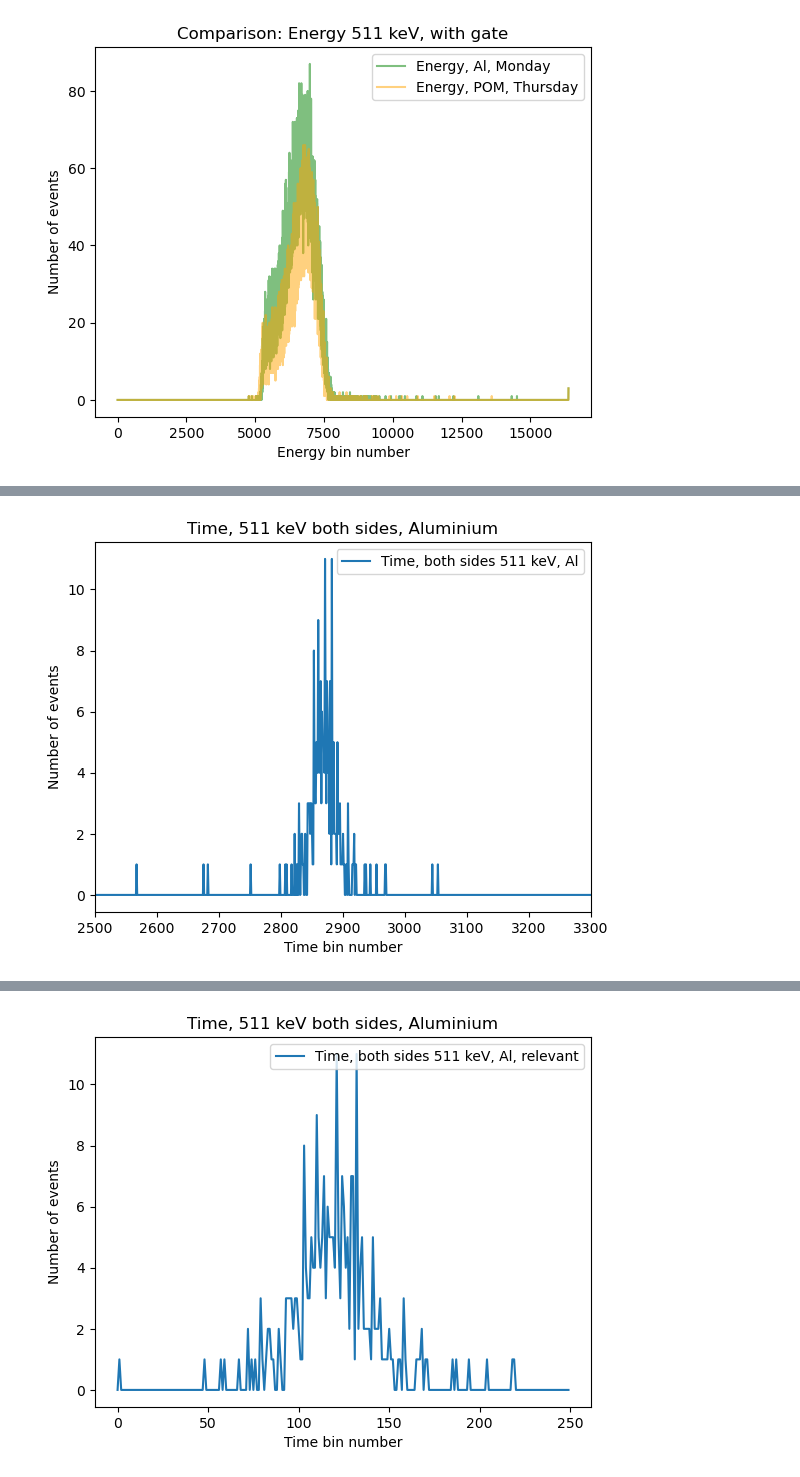
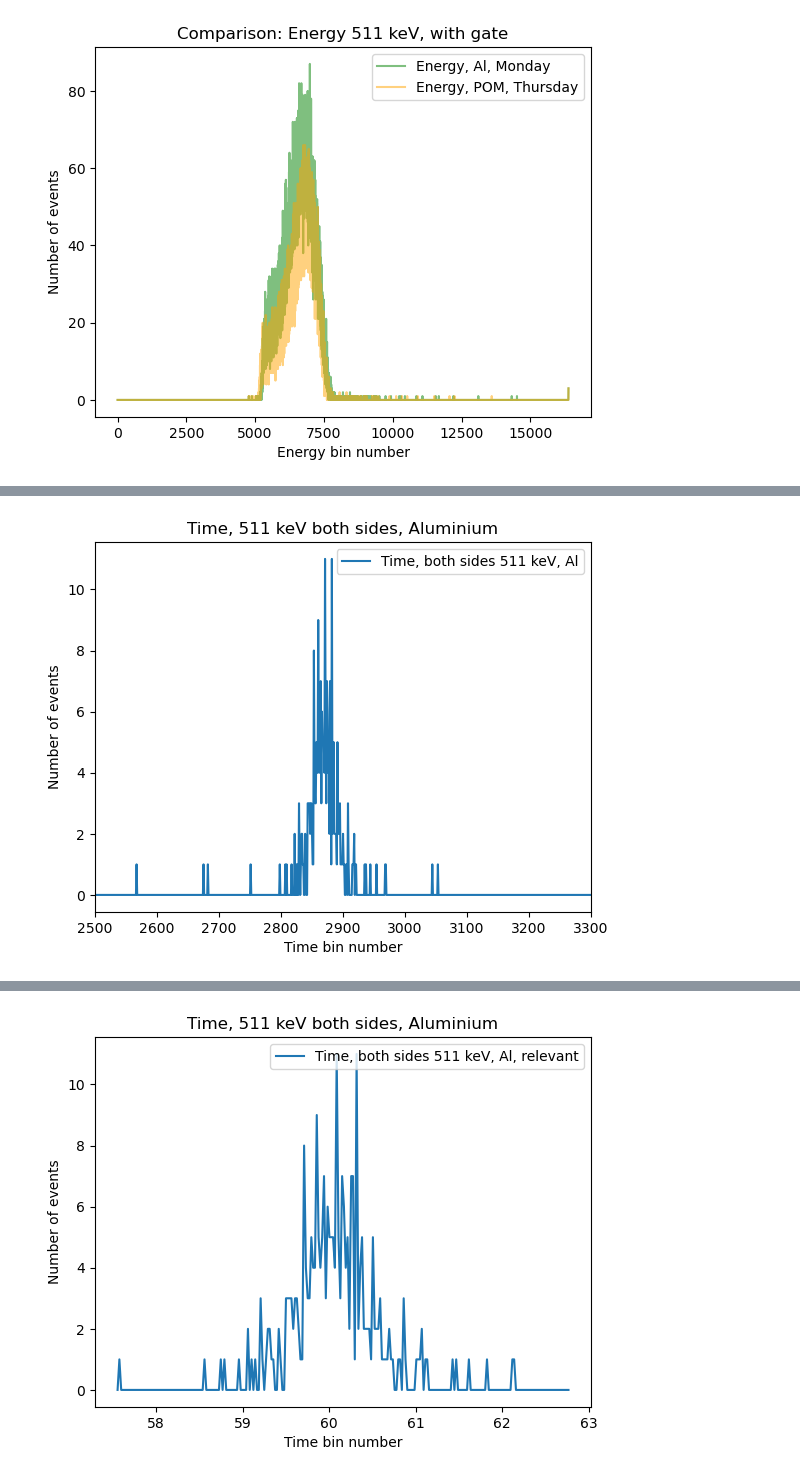
Before and after one commit to Royeth-Boss/KT-1-Lab-Positronium, a Jupyter notebook: Fits_and_plots.ipynb, the cells around one changed output, grey strips where cells are left out. Cells and saved outputs as stored; diff of their text form; code cells hidden in the pictures.

Commit message:
Added a fit for the Gaussian with tail in the Aluminium experiment, also added a project requirements document

```diff
--- a/Fits_and_plots.ipynb
+++ b/Fits_and_plots.ipynb
@@ -418,6 +418,8 @@ plt.close()
 [figure]
 [figure]
 # %%
+from scipy.optimize import curve_fit
+
 # We determine the timescale of the x-axis by means of the fixed time interval measurement
 
 x_axis = np.linspace(1, len(data_time_interval_8ms), len(data_time_interval_8ms))
@@ -462,7 +464,7 @@ time_delta_array_1 = data_time_interval_8ms[3000:3500]
 x_axis_delta_1 = np.linspace(1, len(time_delta_array_1), len(time_delta_array_1))
 
 weighted_mean_delta_1 = np.average(x_axis_delta_1, weights=time_delta_array_1)
-mean_bin_delta_1 = 3000 + weighted_mean_delta_1
+mean_bin_delta_1 = 3000 + int(weighted_mean_delta_1)
 # print(mean_bin_delta_1)
 
 #
@@ -472,7 +474,7 @@ time_delta_array_2 = data_time_interval_8ms[3500:3800]
 x_axis_delta_2 = np.linspace(1, len(time_delta_array_2), len(time_delta_array_2))
 
 weighted_mean_delta_2 = np.average(x_axis_delta_2, weights=time_delta_array_2)
-mean_bin_delta_2 = 3500 + weighted_mean_delta_2
+mean_bin_delta_2 = 3500 + int(weighted_mean_delta_2)
 # print(mean_bin_delta_2)
 
 #
@@ -482,7 +484,7 @@ time_delta_array_3 = data_time_interval_8ms[3800:4200]
 x_axis_delta_3 = np.linspace(1, len(time_delta_array_3), len(time_delta_array_3))
 
 weighted_mean_delta_3 = np.average(x_axis_delta_3, weights=time_delta_array_3)
-mean_bin_delta_3 = 3800 + weighted_mean_delta_3
+mean_bin_delta_3 = 3800 + int(weighted_mean_delta_3)
 # print(mean_bin_delta_3)
 
 #
@@ -492,7 +494,7 @@ time_delta_array_4 = data_time_interval_8ms[4200:4500]
 x_axis_delta_4 = np.linspace(1, len(time_delta_array_4), len(time_delta_array_4))
 
 weighted_mean_delta_4 = np.average(x_axis_delta_4, weights=time_delta_array_4)
-mean_bin_delta_4 = 4200 + weighted_mean_delta_4
+mean_bin_delta_4 = 4200 + int(weighted_mean_delta_4)
 # print(mean_bin_delta_4)
 
 #
@@ -502,7 +504,7 @@ time_delta_array_5 = data_time_interval_8ms[4500:4900]
 x_axis_delta_5 = np.linspace(1, len(time_delta_array_5), len(time_delta_array_5))
 
 weighted_mean_delta_5 = np.average(x_axis_delta_5, weights=time_delta_array_5)
-mean_bin_delta_5 = 4500 + weighted_mean_delta_5
+mean_bin_delta_5 = 4500 + int(weighted_mean_delta_5)
 # print(mean_bin_delta_5)
 
 #
@@ -512,7 +514,7 @@ time_delta_array_6 = data_time_interval_8ms[4900:5500]
 x_axis_delta_6 = np.linspace(1, len(time_delta_array_6), len(time_delta_array_6))
 
 weighted_mean_delta_6 = np.average(x_axis_delta_6, weights=time_delta_array_6)
-mean_bin_delta_6 = 4900 + weighted_mean_delta_6
+mean_bin_delta_6 = 4900 + int(weighted_mean_delta_6)
 # print(mean_bin_delta_6)
 
 # We combine the found bins into an array
@@ -538,7 +540,7 @@ plt.close()
 
 # We fix a first order polynomial to this plot
 
-def First_order_polynomial(x, slope, offset):
+def first_order_polynomial(x, slope, offset):
 
     y = offset + (slope * x)
 
@@ -553,11 +555,11 @@ offset0 = 0
 p0 = [slope_0, offset0]
 
 # Creating a gaussian fit
-optimized_parameters_linear_time_fit, _ = curve_fit(First_order_polynomial, x_axis, mean_bin_array, p0=p0)
+optimized_parameters_linear_time_fit, _ = curve_fit(first_order_polynomial, x_axis, mean_bin_array, p0=p0)
 
 slope_time_fit, offset_time_fit = optimized_parameters_linear_time_fit
 x_fit = x_axis
-y_fit = First_order_polynomial(x_axis, *optimized_parameters_linear_time_fit)
+y_fit = first_order_polynomial(x_axis, *optimized_parameters_linear_time_fit)
 
 milliseconds_per_bin = 1 / slope_time_fit
 
@@ -629,8 +630,8 @@ plt.close()
 from scipy.optimize import curve_fit
 
 # We define a Gaussian function mathematically to use in the fitting function
-def gaussian(x, A, mu, sigma, offset):
-    return A * np.exp(-((x - mu) ** 2) / (2 * sigma ** 2)) + offset
+def gaussian(x, a, mu, sigma, offset):
+    return a * np.exp(-((x - mu) ** 2) / (2 * sigma ** 2)) + offset
 
 # Create plot of time measurements with  511 keV on both sides (with gate then)
 # The x-axis is restricted to only show the relevant extent
@@ -653,20 +654,23 @@ plt.close()
 
 # Create an array to represent the x-axis
 x_axis = np.linspace(1, len(data_time_both_511_gate_al), len(data_time_both_511_gate_al))
+time_axis = x_axis * milliseconds_per_bin
 
 # Initial guess for fit
 A0 = np.max(data_time_both_511_gate_al)
-mu0 = 2500  + ((3300 - 2500)/2)
+mu0 = 2500 * milliseconds_per_bin  + ((3300 - 2500) * milliseconds_per_bin/2)
 sigma0 = 10
 offset0 = np.min(data_time_both_511_gate_al)
 p0 = [A0, mu0, sigma0, offset0]
 
 # Creating a gaussian fit
-optimized_parameters_both_511, _ = curve_fit(gaussian, x_axis, data_time_both_511_gate_al, p0=p0)
+optimized_parameters_both_511, _ = curve_fit(gaussian, time_axis, data_time_both_511_gate_al, p0=p0)
+
+print(optimized_parameters_both_511)
 
 A_both_511, mu_both_511, sigma_both_511, offset_both_511 = optimized_parameters_both_511
 x_fit = x_axis
-y_fit = gaussian(x_axis, *optimized_parameters_both_511)
+y_fit = gaussian(time_axis, *optimized_parameters_both_511)
 
 # We calculate the Pull for this fit
 Pull_both_511 = (data_time_both_511_gate_al - y_fit) / np.sqrt(y_fit)
@@ -674,7 +678,7 @@ Pull_both_511 = (data_time_both_511_gate_al - y_fit) / np.sqrt(y_fit)
 fig, axs = plt.subplots(2, 1)
 
 # Plot the fit in the upper plot
-axs[0].plot(x_fit * milliseconds_per_bin, y_fit, label=f"Fitted Gaussian fit (μ ≈ {mu_both_511 * milliseconds_per_bin:.1f})", color="red")
+axs[0].plot(x_fit * milliseconds_per_bin, y_fit, label=f"Fitted Gaussian (μ ≈ {mu_both_511:.1f})", color="red")
 axs[0].plot(x_fit * milliseconds_per_bin, data_time_both_511_gate_al, label="Raw time data, Al", color="blue", alpha=0.5)
 
 axs[0].set_title("Time until Positron annihilation with 511 keV on both sides")
@@ -711,11 +715,18 @@ plt.close()
 lower_cutoff = 2750
 higher_cutoff = 3000
 
+# Create an array to represent the x-axis
+x_axis = np.linspace(1, len(data_time_both_511_gate_al), len(data_time_both_511_gate_al))
+
+x_axis_reduced = x_axis[lower_cutoff:higher_cutoff]
+time_axis_reduced = x_axis_reduced * milliseconds_per_bin
+
+
 data_time_both_511_gate_al_relevant = data_time_both_511_gate_al[lower_cutoff:higher_cutoff]
 
 # Create plot of time measurements with  511 keV on both sides (with gate then), with the new (shorter) array
 
-plt.plot(data_time_both_511_gate_al_relevant, label="Time, both sides 511 keV, Al, relevant")
+plt.plot(time_axis_reduced, data_time_both_511_gate_al_relevant, label="Time, both sides 511 keV, Al, relevant")
 plt.title("Time, 511 keV both sides, Al")
 
 plt.title("Time, 511 keV both sides, Aluminium")
@@ -732,22 +743,22 @@ plt.close()
 
 # This time we perform a fit to a Gaussian with the reduced data set
 
-# Create a an array to represent the x-axis
-x_axis = np.linspace(1, len(data_time_both_511_gate_al_relevant), len(data_time_both_511_gate_al_relevant))
-
 # Initial guess for fit
 A0 = np.max(data_time_both_511_gate_al_relevant)
-mu0 = len(data_time_both_511_gate_al_relevant) / 2
-sigma0 = 10
+mu0 = (time_axis_reduced[-1] - time_axis_reduced[0])/2 + time_axis_reduced[0]
+# print(mu0)
+sigma0 = 1
 offset0 = np.min(data_time_both_511_gate_al_relevant)
 p0 = [A0, mu0, sigma0, offset0]
 
 # Creating a gaussian fit
-optimized_parameters_both_511_reduced, _ = curve_fit(gaussian, x_axis, data_time_both_511_gate_al_relevant, p0=p0)
+optimized_parameters_both_511_reduced, _ = curve_fit(gaussian, time_axis_reduced, data_time_both_511_gate_al_relevant, p0=p0)
+
+print(optimized_parameters_both_511_reduced)
 
 A_both_511_reduced, mu_both_511_reduced, sigma_both_511_reduced, offset_both_511_reduced = optimized_parameters_both_511_reduced
-x_fit_reduced = x_axis
-y_fit_reduced = gaussian(x_axis, *optimized_parameters_both_511_reduced)
+x_fit_reduced = time_axis_reduced
+y_fit_reduced = gaussian(time_axis_reduced, *optimized_parameters_both_511_reduced)
 
 
 # We calculate the Pull for this fit
@@ -756,9 +767,9 @@ Pull_both_511_reduced = (data_time_both_511_gate_al_relevant - y_fit_reduced) /
 fig, axs = plt.subplots(2, 1)
 
 # Plot the fit in the upper plot
-axs[0].plot((x_fit_reduced + lower_cutoff) * milliseconds_per_bin, y_fit_reduced,
-            label=f"Fitted Gaussian (μ ≈ {(mu_both_511_reduced + lower_cutoff) * milliseconds_per_bin:.1f})", linewidth=2, color="red")
-axs[0].plot((x_fit_reduced + lower_cutoff) * milliseconds_per_bin,data_time_both_511_gate_al_relevant, label="Raw time data, Al, reduced", color="blue", alpha=0.5)
+axs[0].plot(x_fit_reduced, y_fit_reduced,
+            label=f"Fitted Gaussian (μ ≈ {mu_both_511_reduced:.1f})", linewidth=2, color="red")
+axs[0].plot(x_fit_reduced,data_time_both_511_gate_al_relevant, label="Raw time data, Al, reduced", color="blue", alpha=0.5)
 
 axs[0].set_title("Time until Positron annihilation with 511 keV on both sides")
 axs[0].set_xlabel("Time in ms (milliseconds)")
@@ -767,11 +778,11 @@ axs[0].set_ylabel("Number of events")
 axs[0].legend(loc='upper right')
 
 # Plot the pull in the lower plot
-axs[1].scatter((x_fit_reduced + lower_cutoff) * milliseconds_per_bin, Pull_both_511_reduced, label="Pull of fit, reduced", color="red", s=5, marker='o')
+axs[1].scatter(x_fit_reduced, Pull_both_511_reduced, label="Pull of fit, reduced", color="red", s=5, marker='o')
 
 # Create lines in the plot at the y-values 3 and -3
-axs[1].plot((x_fit_reduced + lower_cutoff) * milliseconds_per_bin, np.full_like(x_fit_reduced, 3), color="green", alpha=0.1, label="Indicator for a Pull of +/- 3")
-axs[1].plot((x_fit_reduced + lower_cutoff) * milliseconds_per_bin, np.full_like(x_fit_reduced, -3), color="green", alpha=0.1)
+axs[1].plot(x_fit_reduced, np.full_like(x_fit_reduced, 3), color="green", alpha=0.1, label="Indicator for a Pull of +/- 3")
+axs[1].plot(x_fit_reduced, np.full_like(x_fit_reduced, -3), color="green", alpha=0.1)
 
 axs[1].set_title("Pull for the Gaussian fit with 511 keV on both sides")
 axs[1].set_xlabel("Time in ms (milliseconds)")
@@ -794,9 +805,9 @@ plt.close()
 fig, axs = plt.subplots(2, 1)
 
 # Plot the fits in the upper plot
-axs[0].plot(x_fit * milliseconds_per_bin, y_fit, label=f"Fitted Gaussian (μ ≈ {mu_both_511 * milliseconds_per_bin:.1f})", linewidth=2, color="red")
-axs[0].plot((x_fit_reduced + (mu_both_511 - mu_both_511_reduced)) * milliseconds_per_bin, y_fit_reduced,
-            label=f"Fitted Gaussian (μ ≈ {(mu_both_511_reduced + lower_cutoff) * milliseconds_per_bin:.1f})", linewidth=2, color="orange")
+axs[0].plot(x_fit * milliseconds_per_bin, y_fit, label=f"Fitted Gaussian (μ ≈ {mu_both_511:.1f})", linewidth=2, color="red")
+axs[0].plot(x_fit_reduced, y_fit_reduced,
+            label=f"Fitted Gaussian (μ ≈ {mu_both_511_reduced:.1f})", linewidth=2, color="orange")
 axs[0].plot(x_fit * milliseconds_per_bin, data_time_both_511_gate_al, label="Raw time data, Al", color="blue", alpha=0.5)
 
 axs[0].set_title("Time until Positron annihilation with 511 keV on both sides")
@@ -808,7 +819,7 @@ axs[0].set_xlim(2750 * milliseconds_per_bin, 3000 * milliseconds_per_bin)
 
 # Plot the pulls in the lower plot
 axs[1].scatter(x_fit * milliseconds_per_bin, Pull_both_511, label="Pull of fit", color="red", s=5, marker='o', alpha=0.5)
-axs[1].scatter((x_fit_reduced + (mu_both_511 - mu_both_511_reduced)) * milliseconds_per_bin, Pull_both_511_reduced, label="Pull of fit, reduced", color="orange",
+axs[1].scatter(x_fit_reduced, Pull_both_511_reduced, label="Pull of fit, reduced", color="orange",
                s=5, marker='o', alpha=0.5)
 
 axs[1].set_title("Pull for the Gaussian fit with 511 keV on both sides")
@@ -828,5 +839,7 @@ plt.tight_layout()
 plt.show()
 
 plt.close()
+
+print(optimized_parameters_both_511_reduced - optimized_parameters_both_511)
 # %% [output]
 [figure]
@@ -834 +848 @@ plt.close()
-[figure, old version]
+[figure, new version]
```
Also changed, not shown: parts of 3 cells of this notebook, 1 other file.
